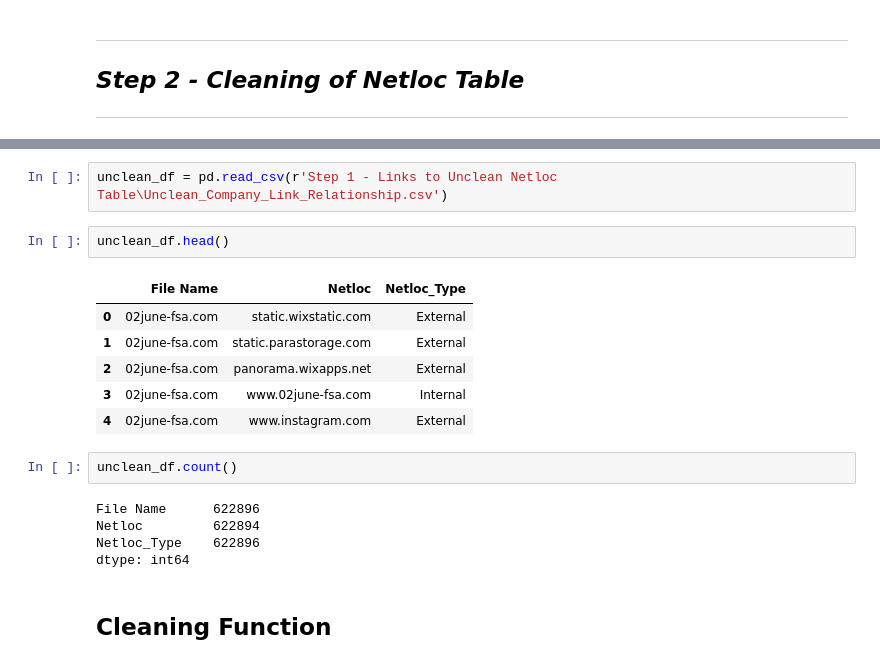
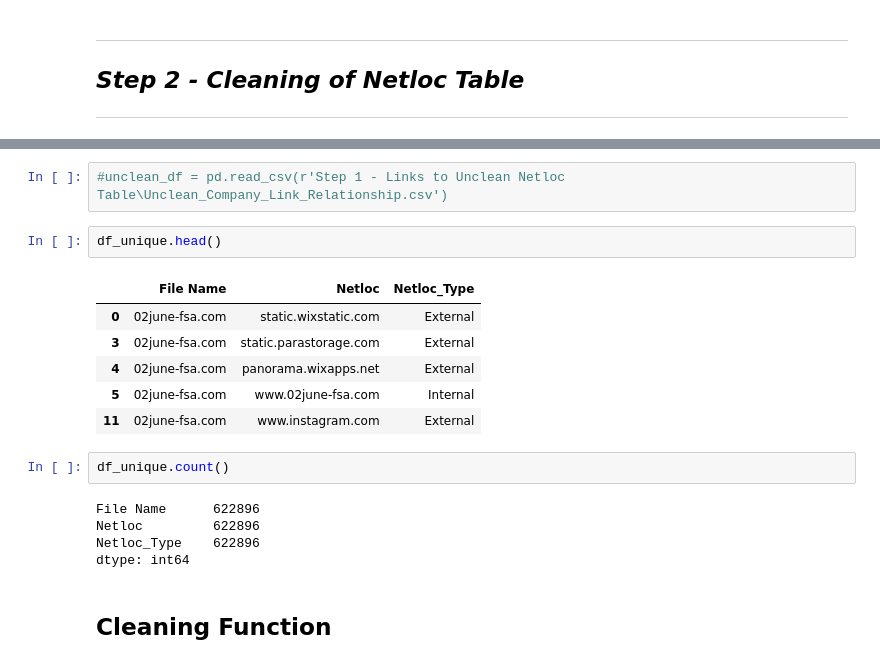
Before and after one commit to themohitbhatia/Company-Technography-Analysis, a Jupyter notebook: Technography_Data_Preprocessing.ipynb, the cells around one changed output, grey strips where cells are left out. Cells and saved outputs as stored; diff of their text form.

Commit message:
Technology Category Table Created

```diff
--- a/Technography_Data_Preprocessing.ipynb
+++ b/Technography_Data_Preprocessing.ipynb
@@ -233,19 +124,19 @@ from collections import Counter
 # %%
-unclean_df = pd.read_csv(r'Step 1 - Links to Unclean Netloc Table\Unclean_Company_Link_Relationship.csv')
+#unclean_df = pd.read_csv(r'Step 1 - Links to Unclean Netloc Table\Unclean_Company_Link_Relationship.csv')
 # %%
-unclean_df.head()
+df_unique.head()
 # %% [output]
 |  | File Name | Netloc | Netloc_Type |
 | 0 | 02june-fsa.com | static.wixstatic.com | External |
-| 1 | 02june-fsa.com | static.parastorage.com | External |
-| 2 | 02june-fsa.com | panorama.wixapps.net | External |
-| 3 | 02june-fsa.com | www.02june-fsa.com | Internal |
-| 4 | 02june-fsa.com | www.instagram.com | External |
+| 3 | 02june-fsa.com | static.parastorage.com | External |
+| 4 | 02june-fsa.com | panorama.wixapps.net | External |
+| 5 | 02june-fsa.com | www.02june-fsa.com | Internal |
+| 11 | 02june-fsa.com | www.instagram.com | External |
 # %%
-unclean_df.count()
+df_unique.count()
 # %% [output]
 File Name      622896
-Netloc         622894
+Netloc         622896
 Netloc_Type    622896
 dtype: int64
 # %% [markdown]
```
Also changed, not shown: parts of 58 cells of this notebook.
